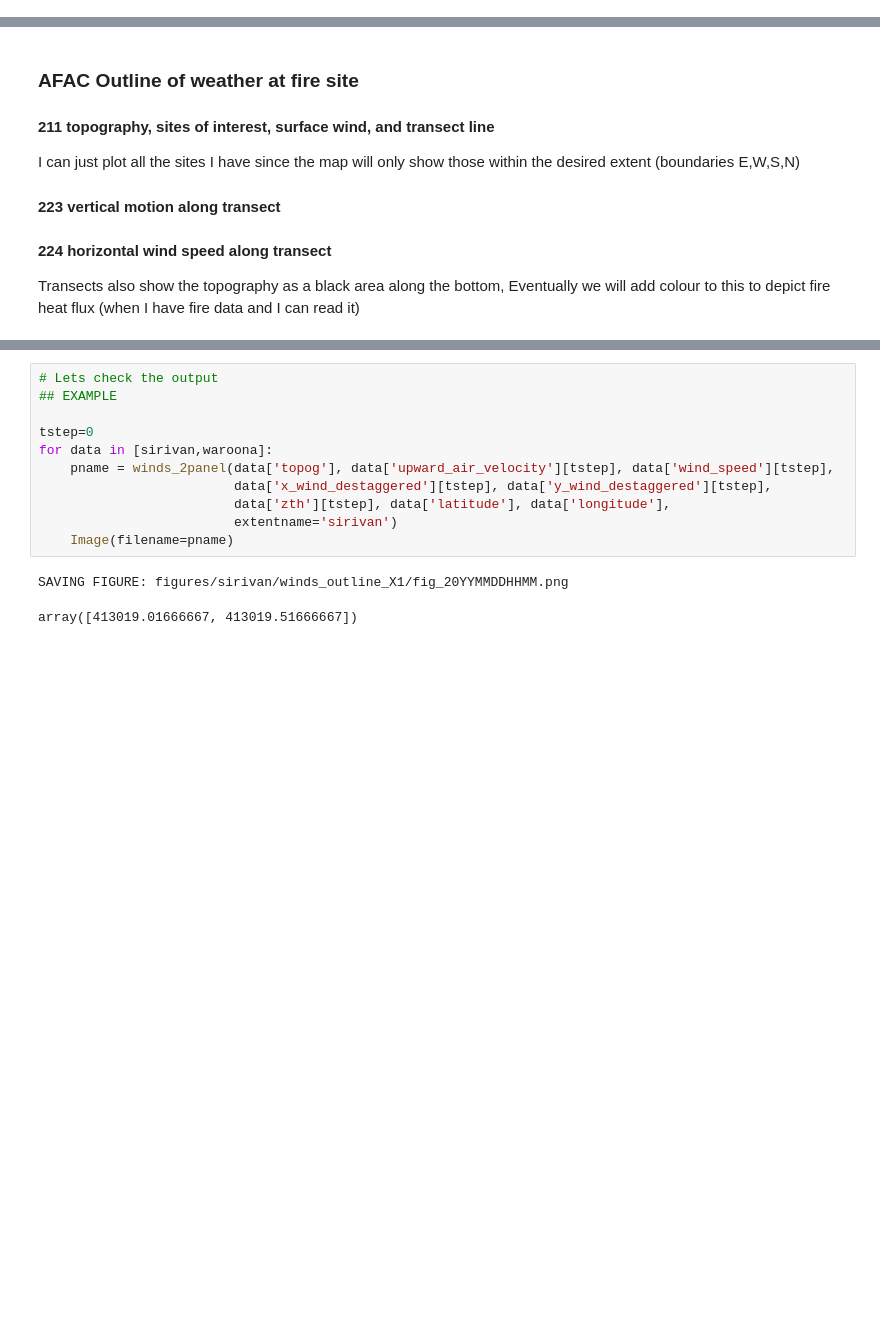
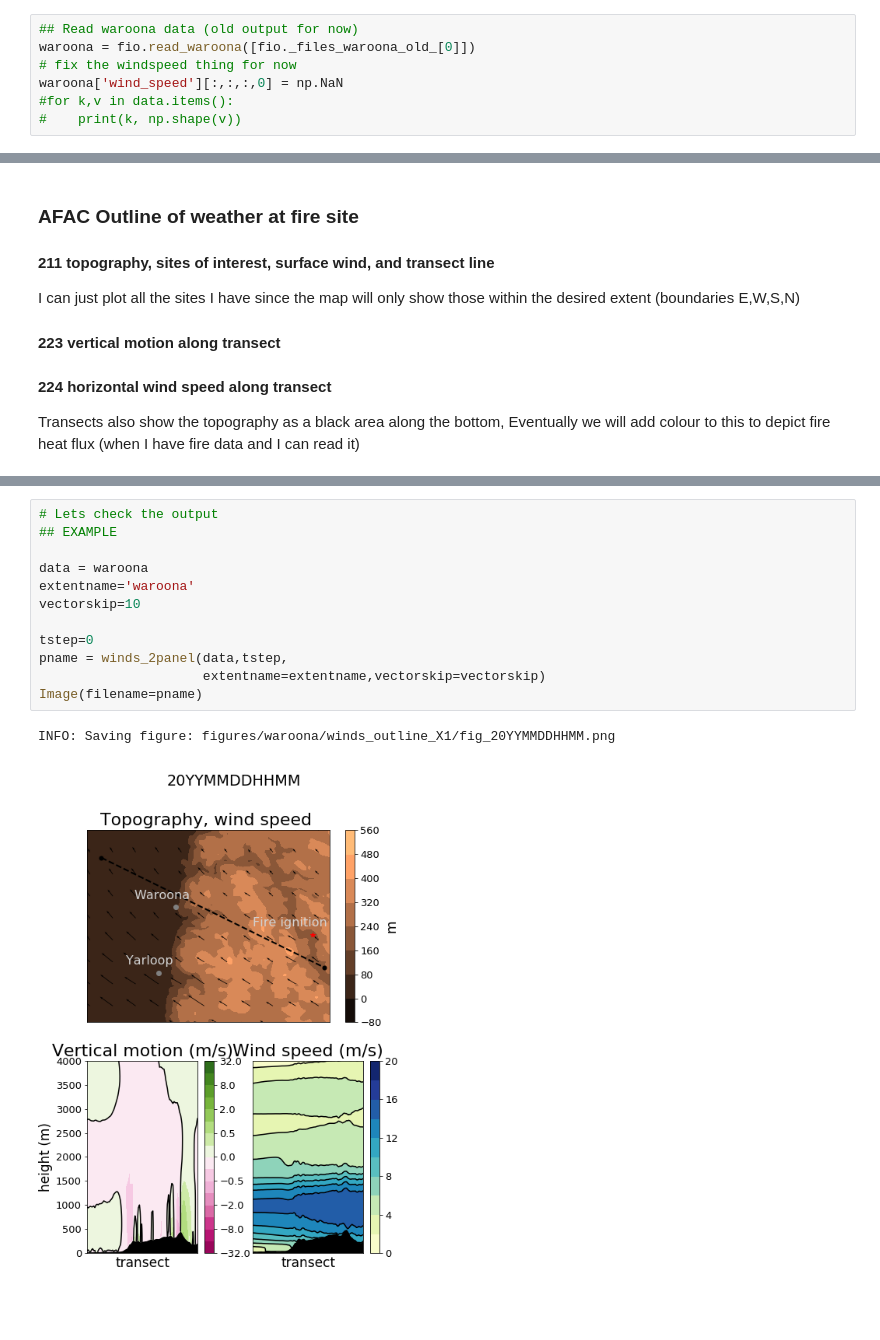
Before and after one commit to jibbals/accessfires, a Jupyter notebook: animators.ipynb, the cells around one changed output, grey strips where cells are left out. Cells and saved outputs as stored; diff of their text form; blank space fills up the shorter version.

```diff
--- a/animators.ipynb
+++ b/animators.ipynb
@@ -34,0 +29,7 @@ AssertionError: topog latitude doesn't match pc file latitude
+# %%
+## Read waroona data (old output for now)
+waroona = fio.read_waroona([fio._files_waroona_old_[0]])
+# fix the windspeed thing for now
+waroona['wind_speed'][:,:,:,0] = np.NaN
+#for k,v in data.items():
+#    print(k, np.shape(v))
@@ -141,14 +165,15 @@ def winds_2panel(topog, w, s, u, v, z, lat, lon,
 # %%
 # Lets check the output
 ## EXAMPLE
 
+data = waroona
+extentname='waroona'
+vectorskip=10
+
 tstep=0
-for data in [sirivan,waroona]:
-    pname = winds_2panel(data['topog'], data['upward_air_velocity'][tstep], data['wind_speed'][tstep],
-                         data['x_wind_destaggered'][tstep], data['y_wind_destaggered'][tstep],
-                         data['zth'][tstep], data['latitude'], data['longitude'],
-                         extentname='sirivan')
-    Image(filename=pname)
+pname = winds_2panel(data,tstep,
+                     extentname=extentname,vectorskip=vectorskip)
+Image(filename=pname)
 # %% [output]
-SAVING FIGURE: figures/sirivan/winds_outline_X1/fig_20YYMMDDHHMM.png
+INFO: Saving figure: figures/waroona/winds_outline_X1/fig_20YYMMDDHHMM.png
-array([413019.01666667, 413019.51666667])
+[figure, added]
```
Also changed, not shown: parts of 13 cells of this notebook, 6 other files.
